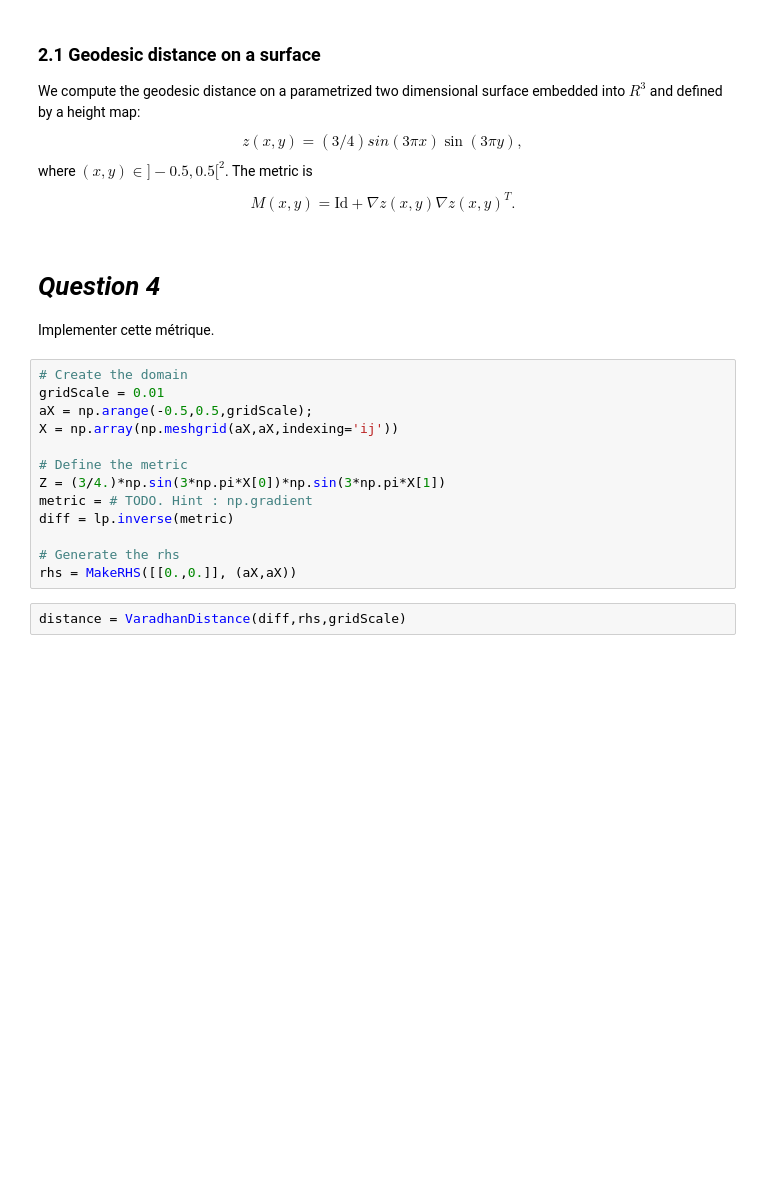
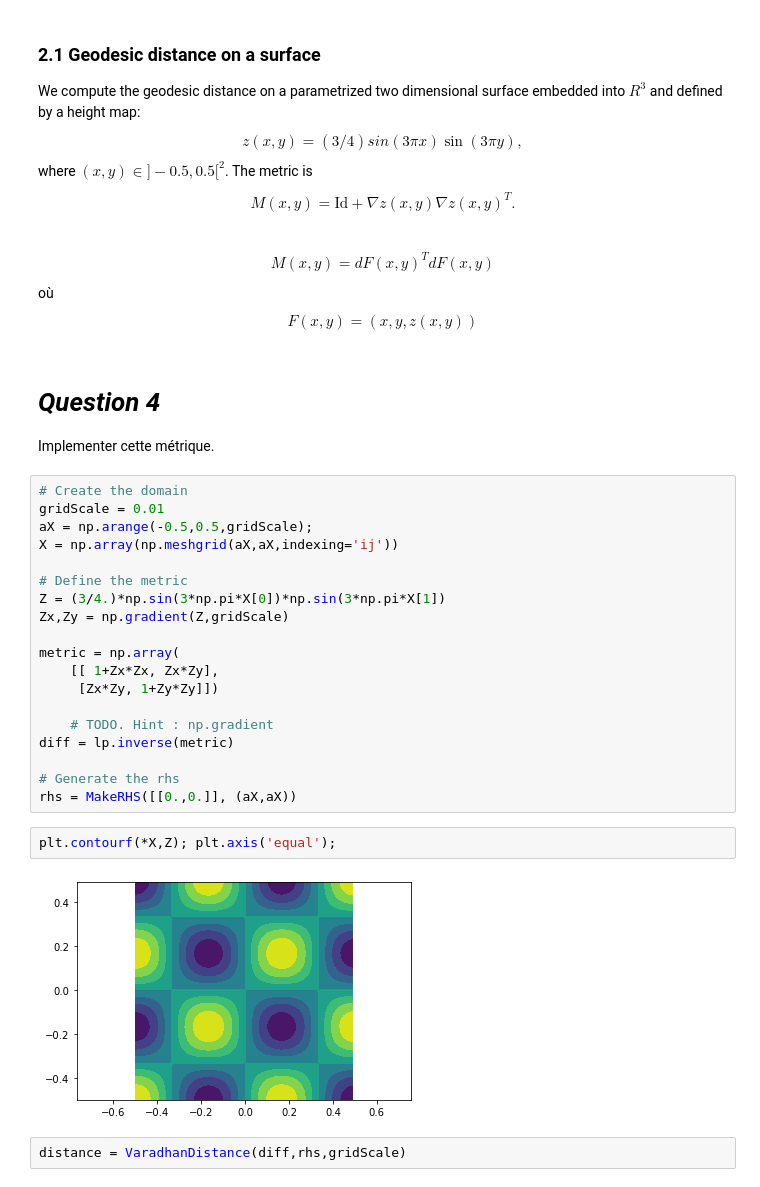
Before and after one commit to Mirebeau/MVA_ImagePDE, a Jupyter notebook: TP4/VaradhanGeodesics2_Exo_DemiFait.ipynb, the cells around one changed output. Drawn from its saved outputs; the diff is of its cells as text; blank space fills up the shorter version.

```diff
--- a/TP4/VaradhanGeodesics2_Exo_DemiFait.ipynb
+++ b/TP4/VaradhanGeodesics2_Exo_DemiFait.ipynb
@@ -441,6 +449,14 @@ where $(x,y) \in ]-0.5,0.5[^2$. The metric is
 $$
     M(x,y) = \mathrm{Id} + \nabla z(x,y) \nabla z(x,y)^T.
 $$
+# %% [markdown]
+$$
+    M(x,y) = dF(x,y)^T dF(x,y)
+$$
+où
+$$
+    F(x,y) = (x,y,z(x,y))
+$$
 # %% [markdown]
 *Question 4*
 ===
@@ -453,11 +469,21 @@ X = np.array(np.meshgrid(aX,aX,indexing='ij'))
 
 # Define the metric
 Z = (3/4.)*np.sin(3*np.pi*X[0])*np.sin(3*np.pi*X[1])
-metric = # TODO. Hint : np.gradient
+Zx,Zy = np.gradient(Z,gridScale)
+
+metric = np.array(
+    [[ 1+Zx*Zx, Zx*Zy],
+     [Zx*Zy, 1+Zy*Zy]])
+
+    # TODO. Hint : np.gradient
 diff = lp.inverse(metric)
 
 # Generate the rhs
 rhs = MakeRHS([[0.,0.]], (aX,aX))
+# %%
+plt.contourf(*X,Z); plt.axis('equal');
+# %% [output]
+[figure, added]
 # %%
 distance = VaradhanDistance(diff,rhs,gridScale)
 # %%
```
Also changed, not shown: parts of 10 cells of this notebook, 2 other files.
